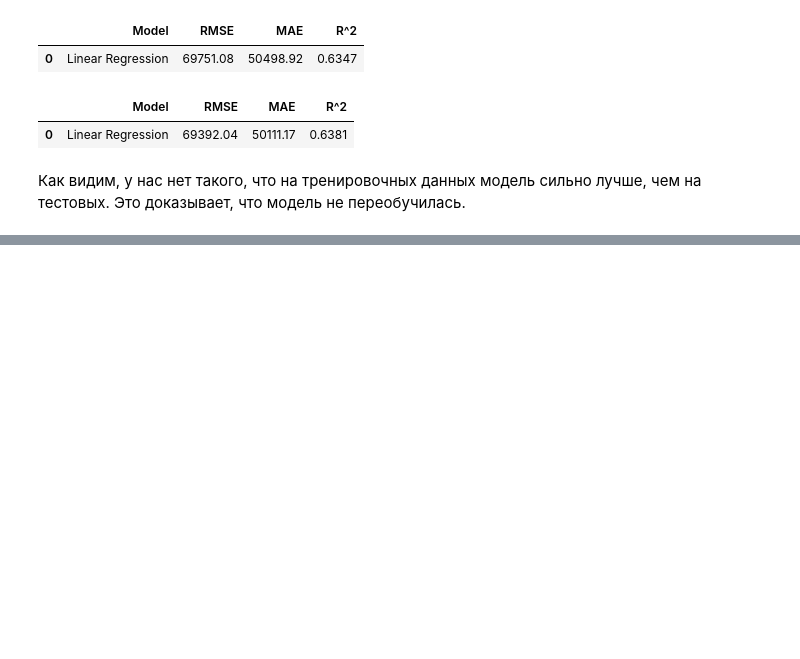
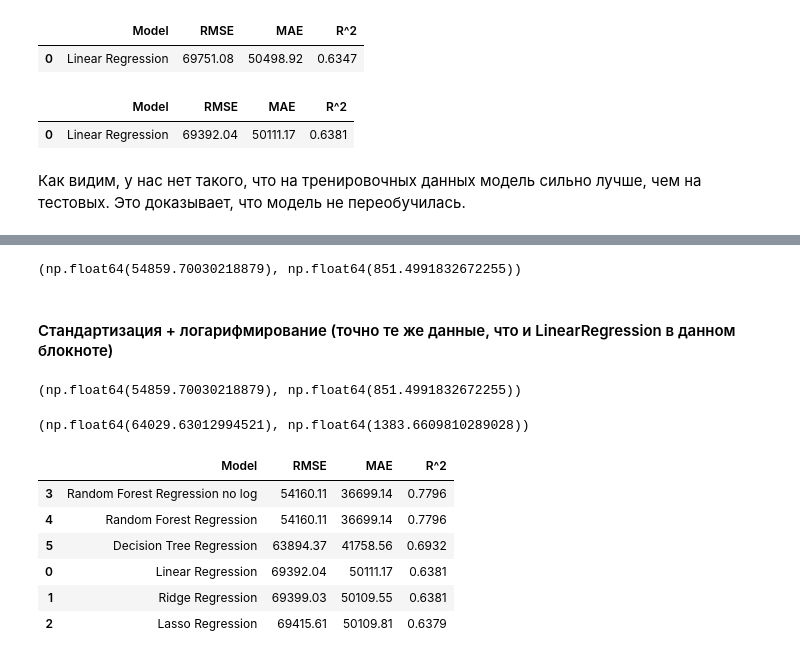
Before and after one commit to somethingwithagun/ml-famcs-homeworks, a Jupyter notebook: hw10_forest/forest-housing-prediction.ipynb, the cells around one changed output, grey strips where cells are left out. Drawn from its saved outputs; the diff is of its cells as text; code cells hidden in the pictures; blank space fills up the shorter version.

```diff
--- a/hw04_linreg/housing-prediction.ipynb
+++ b/hw10_forest/forest-housing-prediction.ipynb
@@ -446,0 +522,46 @@ display(test_res)
+# %%
+scores_rforest = cross_val_score(pipeline_rforest, X_train_no_log, y_train_no_log, cv=5, scoring="neg_root_mean_squared_error")
+pipeline_rforest.fit(X_train_no_log, y_train_no_log) # кроссвал создает копию, поэтому мы обучаем модель самостоятельно еще раз
+-scores_rforest.mean(), scores_rforest.std()
+# %% [output]
+(np.float64(54859.70030218879), np.float64(851.4991832672255))
+# %% [markdown]
+#### Стандартизация + логарифмирование (точно те же данные, что и LinearRegression в данном блокноте)
+# %%
+scores_rforest_log = cross_val_score(pipeline_rforest_log, X_train, y_train, cv=5, scoring="neg_root_mean_squared_error")
+pipeline_rforest_log.fit(X_train, y_train) # кроссвал создает копию, поэтому мы обучаем модель самостоятельно еще раз
+-scores_rforest_log.mean(), scores_rforest_log.std()
+# %% [output]
+(np.float64(54859.70030218879), np.float64(851.4991832672255))
+# %%
+from sklearn.tree import DecisionTreeRegressor
+
+pipeline_dtr = Pipeline([
+    ('preprocessor', preprocessor_no_scaler),
+    ('dectree', DecisionTreeRegressor(max_depth=10, random_state=42))
+])
+# %%
+scores_dtr = cross_val_score(pipeline_dtr, X_train, y_train, cv=5, scoring="neg_root_mean_squared_error")
+pipeline_dtr.fit(X_train, y_train) # кроссвал создает копию, поэтому мы обучаем модель самостоятельно еще раз
+-scores_dtr.mean(), scores_dtr.std()
+# %% [output]
+(np.float64(64029.63012994521), np.float64(1383.6609810289028))
+# %%
+models = {
+    'Linear Regression': pipeline,
+    'Ridge Regression': best_ridge,
+    'Lasso Regression': best_lasso,
+    'Random Forest Regression no log': pipeline_rforest,
+    'Random Forest Regression': pipeline_rforest_log,
+    'Decision Tree Regression': pipeline_dtr
+}
+comparison_table = compare_models_metrics(models, X_test, y_test)
+display(comparison_table)
+# %% [output]
+|  | Model | RMSE | MAE | R^2 |
+| 3 | Random Forest Regression no log | 54160.11 | 36699.14 | 0.7796 |
+| 4 | Random Forest Regression | 54160.11 | 36699.14 | 0.7796 |
+| 5 | Decision Tree Regression | 63894.37 | 41758.56 | 0.6932 |
+| 0 | Linear Regression | 69392.04 | 50111.17 | 0.6381 |
+| 1 | Ridge Regression | 69399.03 | 50109.55 | 0.6381 |
+| 2 | Lasso Regression | 69415.61 | 50109.81 | 0.6379 |
```
Also changed, not shown: parts of 14 cells of this notebook, 1 other file.
